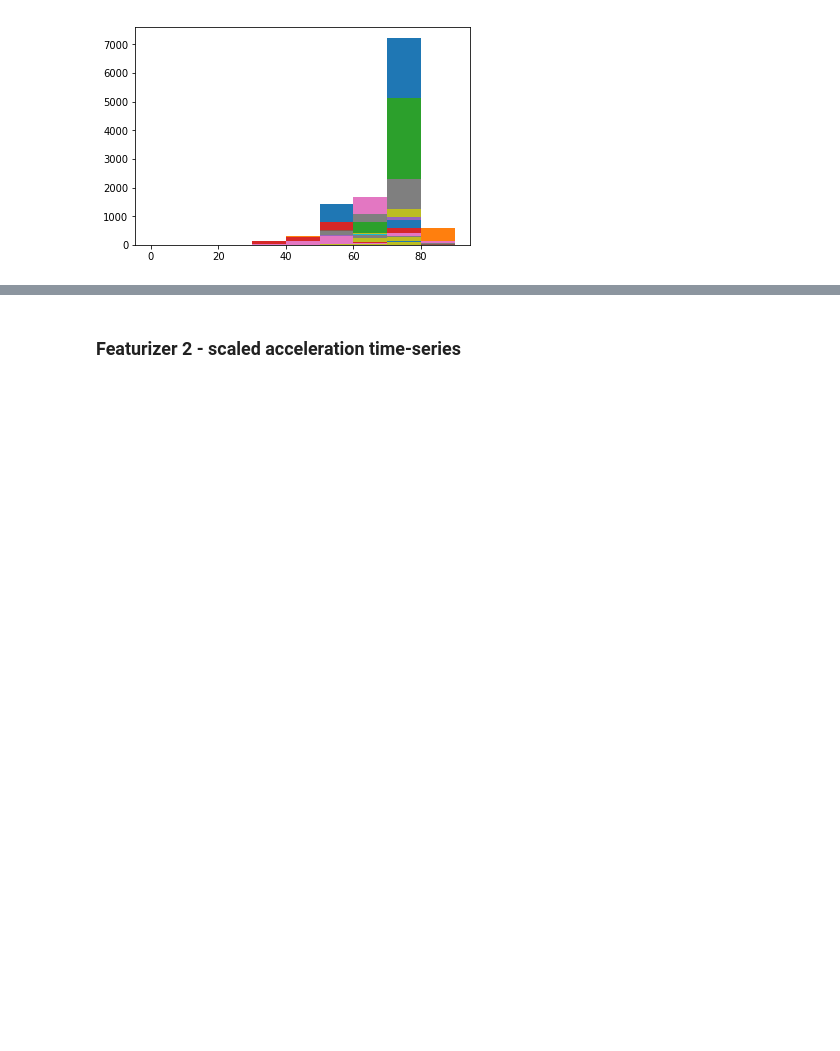
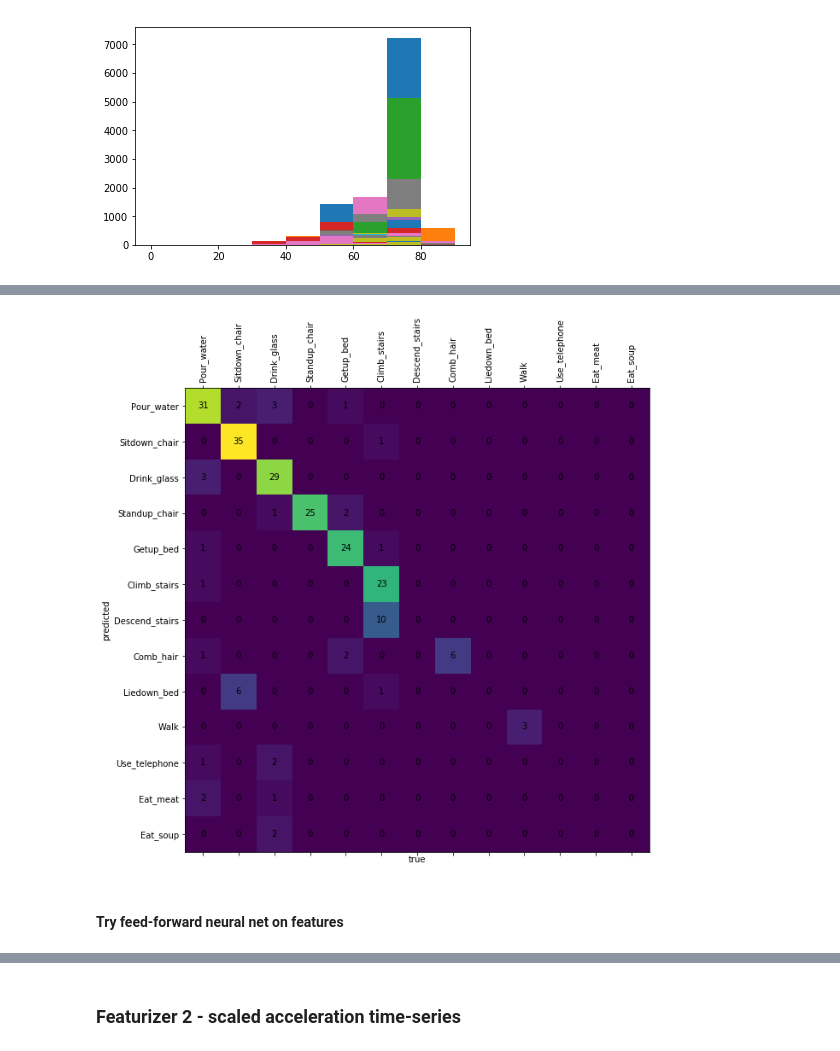
Before and after one commit to TreeinRandomForest/SummitDemo, a Jupyter notebook: Exploratory Analysis of UCI Accelerometer Data.ipynb, the cells around one changed output, grey strips where cells are left out. Saved outputs shown, nothing was run; the diff lists cells and outputs as text; code cells hidden in the pictures; blank space fills up the shorter version.

```diff
--- a/Exploratory Analysis of UCI Accelerometer Data.ipynb
+++ b/Exploratory Analysis of UCI Accelerometer Data.ipynb
@@ -299,0 +462,6 @@ Text(0, 0.5, 'predicted')
+# %%
+fig = plot_confusion_matrix(test_df['label'], model.predict(test_df.drop('label', axis=1)))
+# %% [output]
+[figure, added]
+# %% [markdown]
+#### Try feed-forward neural net on features
```
Also changed, not shown: parts of 24 cells of this notebook.
